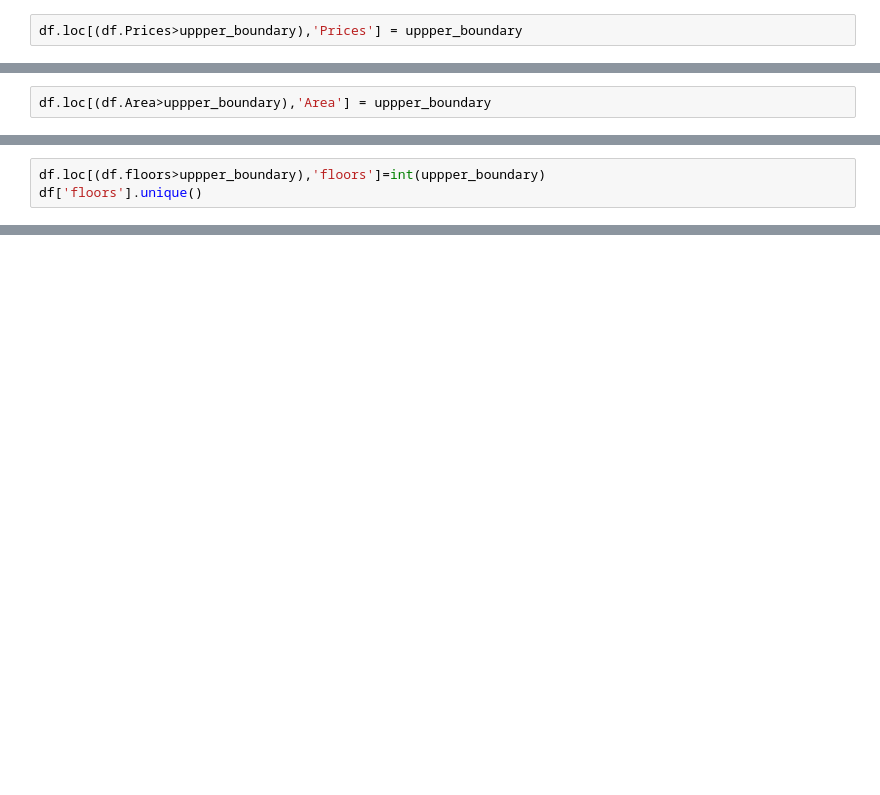
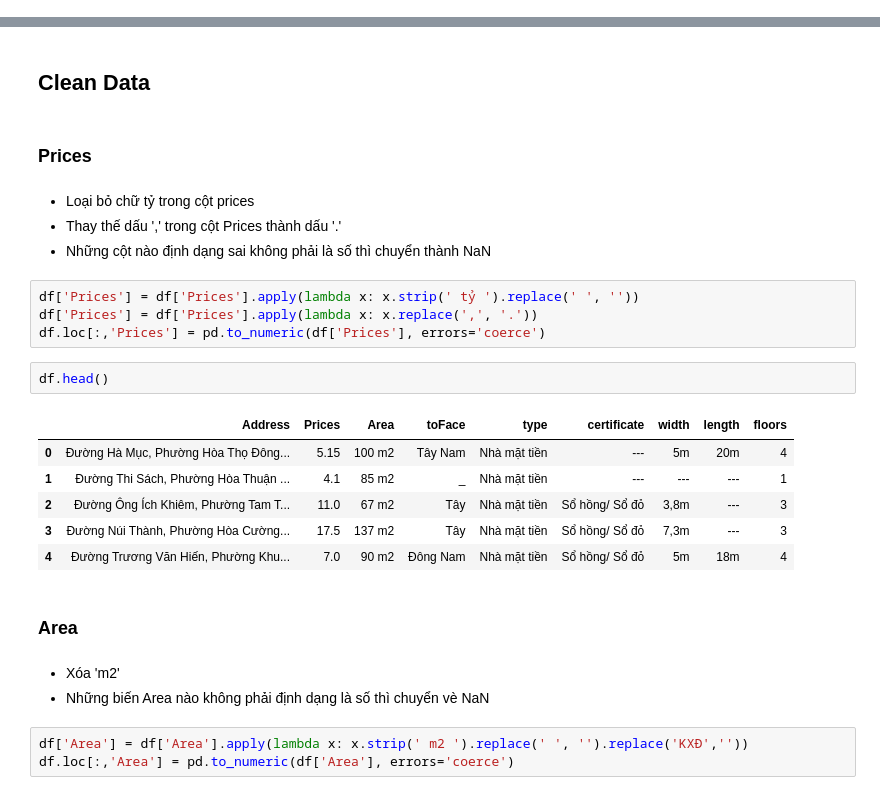
Before and after one commit to Truongquangkhang/Real_estate_in_DaNang, a Jupyter notebook: Khang/Feature_engineering.ipynb, the cells around one changed output, grey strips where cells are left out. Saved outputs shown, nothing was run; the diff lists cells and outputs as text; blank space fills up the shorter version.

```diff
--- a/Khang/Feature_engineering.ipynb
+++ b/Khang/Feature_engineering.ipynb
@@ -26,2 +18,0 @@ Biên trên: 42.092464426516216
-# %%
-df.loc[(df.Prices>uppper_boundary),'Prices'] = uppper_boundary
@@ -47,2 +18,0 @@ Biên trên: 279.3999628710352
-# %%
-df.loc[(df.Area>uppper_boundary),'Area'] = uppper_boundary
@@ -61,3 +18,0 @@ Biên trên: 8.598275267243865
-# %%
-df.loc[(df.floors>uppper_boundary),'floors']=int(uppper_boundary)
-df['floors'].unique()
@@ -72,0 +38,29 @@ sns.boxplot(data=df,x='floors',ax=axes[1])
+# %% [markdown]
+## Clean Data
+# %% [markdown]
+### Prices
+# %% [markdown]
+- Loại bỏ chữ tỷ trong cột prices
+- Thay thế dấu ',' trong cột Prices thành dấu '.'
+- Những cột nào định dạng sai không phải là số thì chuyển thành NaN
+# %%
+df['Prices'] = df['Prices'].apply(lambda x: x.strip(' tỷ ').replace(' ', ''))
+df['Prices'] = df['Prices'].apply(lambda x: x.replace(',', '.'))
+df.loc[:,'Prices'] = pd.to_numeric(df['Prices'], errors='coerce')
+# %%
+df.head()
+# %% [output]
+|  | Address | Prices | Area | toFace | type | certificate | width | length | floors |
+| 0 | Đường Hà Mục, Phường Hòa Thọ Đông... | 5.15 | 100 m2 | Tây Nam | Nhà mặt tiền | --- | 5m | 20m | 4 |
+| 1 | Đường Thi Sách, Phường Hòa Thuận ... | 4.1 | 85 m2 | _ | Nhà mặt tiền | --- | --- | --- | 1 |
+| 2 | Đường Ông Ích Khiêm, Phường Tam T... | 11.0 | 67 m2 | Tây | Nhà mặt tiền | Sổ hồng/ Sổ đỏ | 3,8m | --- | 3 |
+| 3 | Đường Núi Thành, Phường Hòa Cường... | 17.5 | 137 m2 | Tây | Nhà mặt tiền | Sổ hồng/ Sổ đỏ | 7,3m | --- | 3 |
+| 4 | Đường Trương Văn Hiến, Phường Khu... | 7.0 | 90 m2 | Đông Nam | Nhà mặt tiền | Sổ hồng/ Sổ đỏ | 5m | 18m | 4 |
+# %% [markdown]
+### Area
+# %% [markdown]
+- Xóa 'm2'
+- Những biến Area nào không phải định dạng là số thì chuyển vè NaN
+# %%
+df['Area'] = df['Area'].apply(lambda x: x.strip(' m2 ').replace(' ', '').replace('KXĐ',''))
+df.loc[:,'Area'] = pd.to_numeric(df['Area'], errors='coerce')
```
Also changed, not shown: parts of 68 cells of this notebook, 1 other file.
